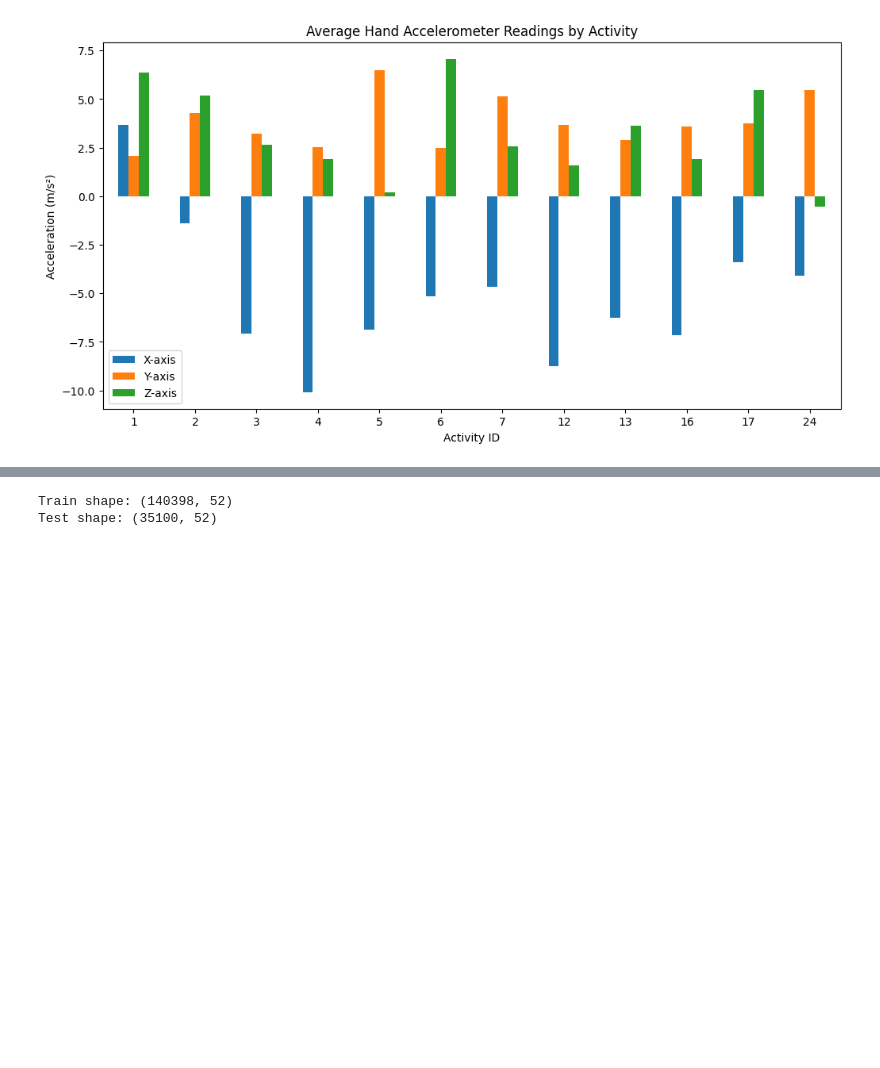
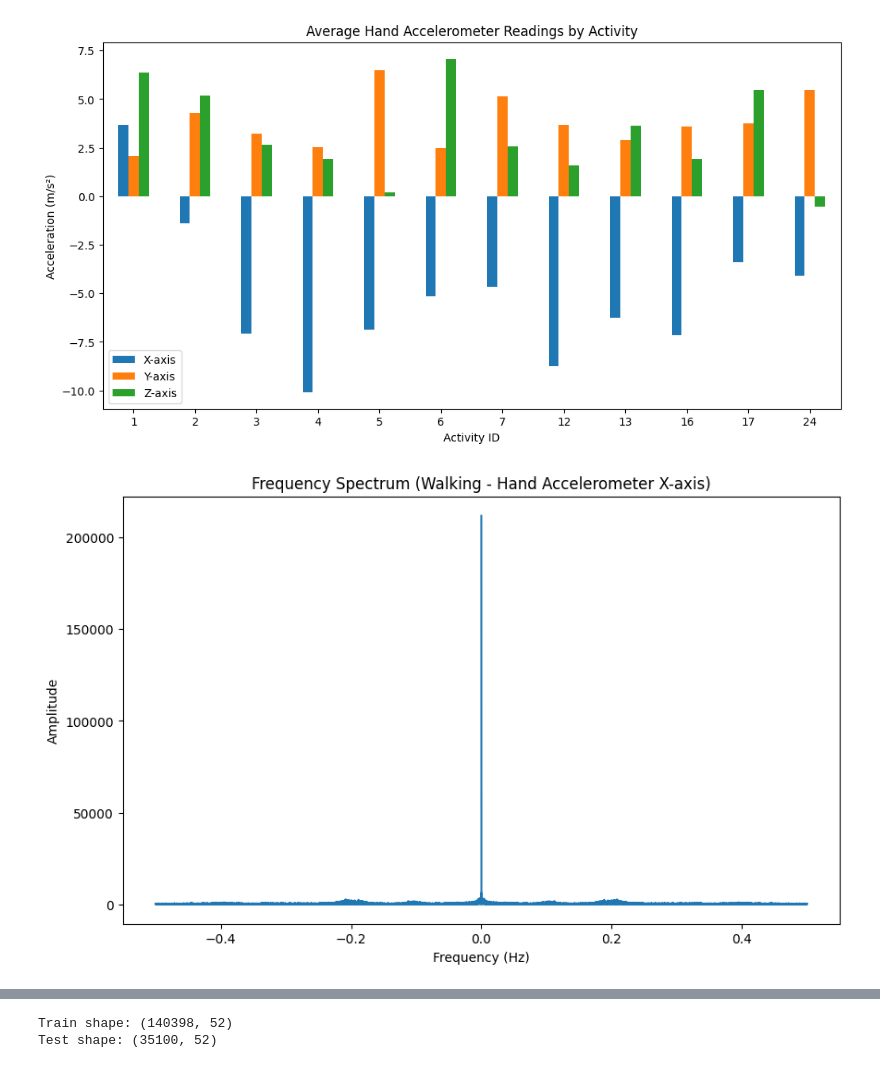
Before and after one commit to Balajinanda/Datascience-Project, a Jupyter notebook: Data_Science_Project.ipynb, the cells around one changed output, grey strips where cells are left out. Cells and saved outputs as stored; diff of their text form; code cells hidden in the pictures; blank space fills up the shorter version.

```diff
--- a/Data_Science_Project.ipynb
+++ b/Data_Science_Project.ipynb
@@ -451,3 +451,23 @@ plt.xticks(rotation=0)
 plt.show()
 # %% [output]
 [figure]
+# %%
+import numpy as np
+import matplotlib.pyplot as plt
+
+# Filter data for a specific activity (e.g., walking)
+walking_data = cleaned_data[cleaned_data["activity_id"] == 4]
+
+# Perform FFT on hand accelerometer X-axis
+fft_vals = np.fft.fft(walking_data["hand_acc1_x"])
+fft_freqs = np.fft.fftfreq(len(fft_vals))
+
+# Plot FFT results
+plt.figure(figsize=(10, 6))
+plt.plot(fft_freqs, np.abs(fft_vals))
+plt.title("Frequency Spectrum (Walking - Hand Accelerometer X-axis)")
+plt.xlabel("Frequency (Hz)")
+plt.ylabel("Amplitude")
+plt.show()
+# %% [output]
+[figure, added]
```
Also changed, not shown: parts of 2 cells of this notebook.
